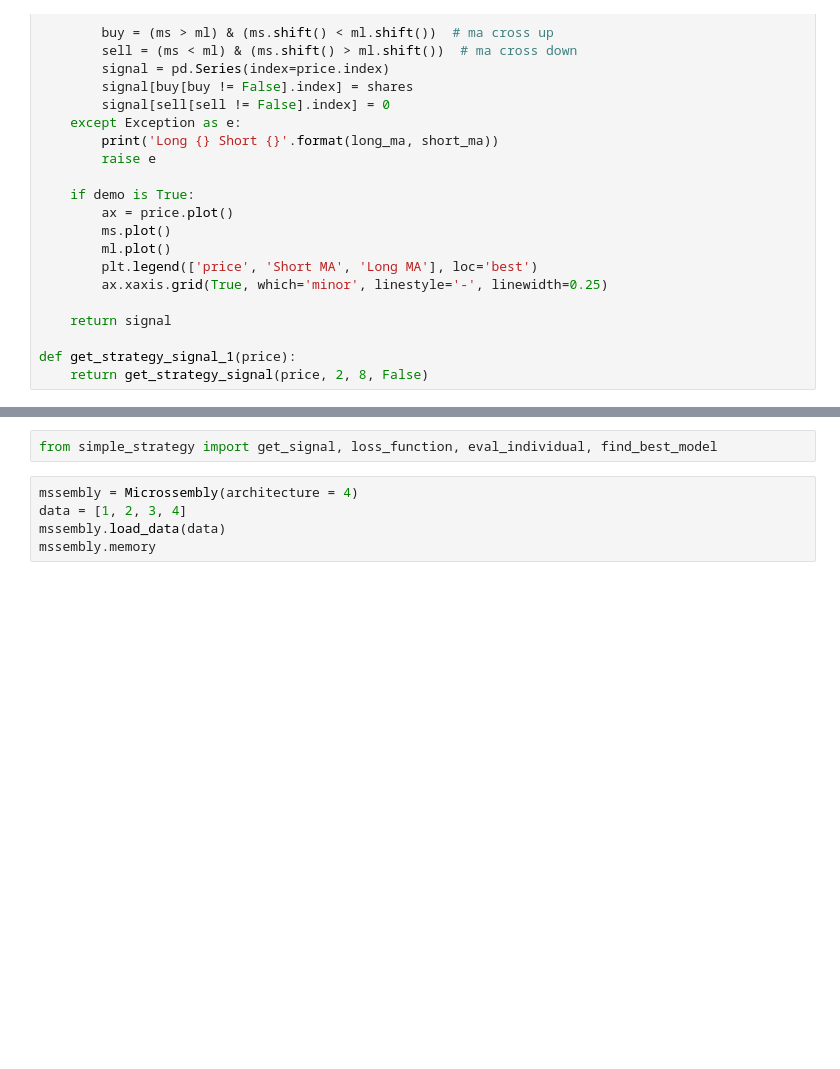
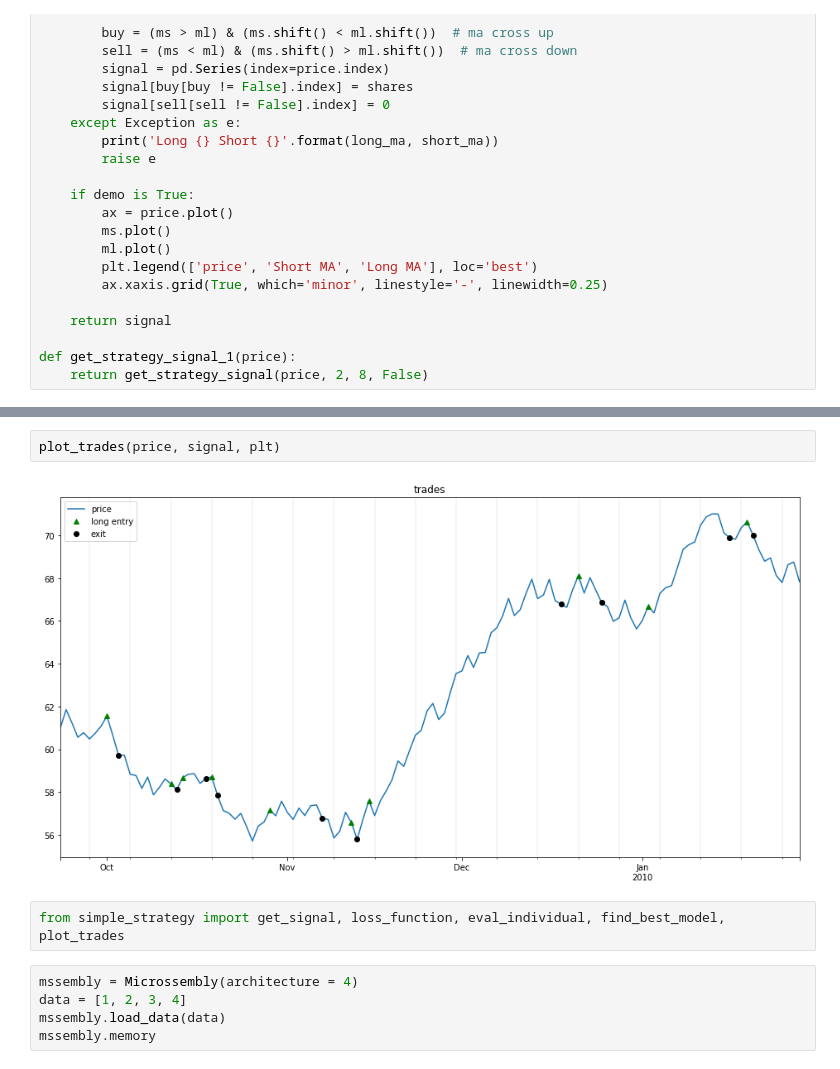
Before and after one commit to VolodymyrOrlov/Autodidactic_trading_robot, a Jupyter notebook: notebooks/python/simple_strategy_2.ipynb, the cells around one changed output, grey strips where cells are left out. Drawn from its saved outputs; the diff is of its cells as text; blank space fills up the shorter version.

```diff
--- a/notebooks/python/simple_strategy_2.ipynb
+++ b/notebooks/python/simple_strategy_2.ipynb
@@ -62,5 +70,9 @@ price.shape, signal.dropna().shape, signal.dropna()[:5]
+# %%
+plot_trades(price, signal, plt)
+# %% [output]
+[figure, added]
 # %%
-from simple_strategy import get_signal, loss_function, eval_individual, find_best_model
+from simple_strategy import get_signal, loss_function, eval_individual, find_best_model, plot_trades
 # %%
 mssembly = Microssembly(architecture = 4)
 data = [1, 2, 3, 4]
```
Also changed, not shown: parts of 1 cell of this notebook, 9 other files.
